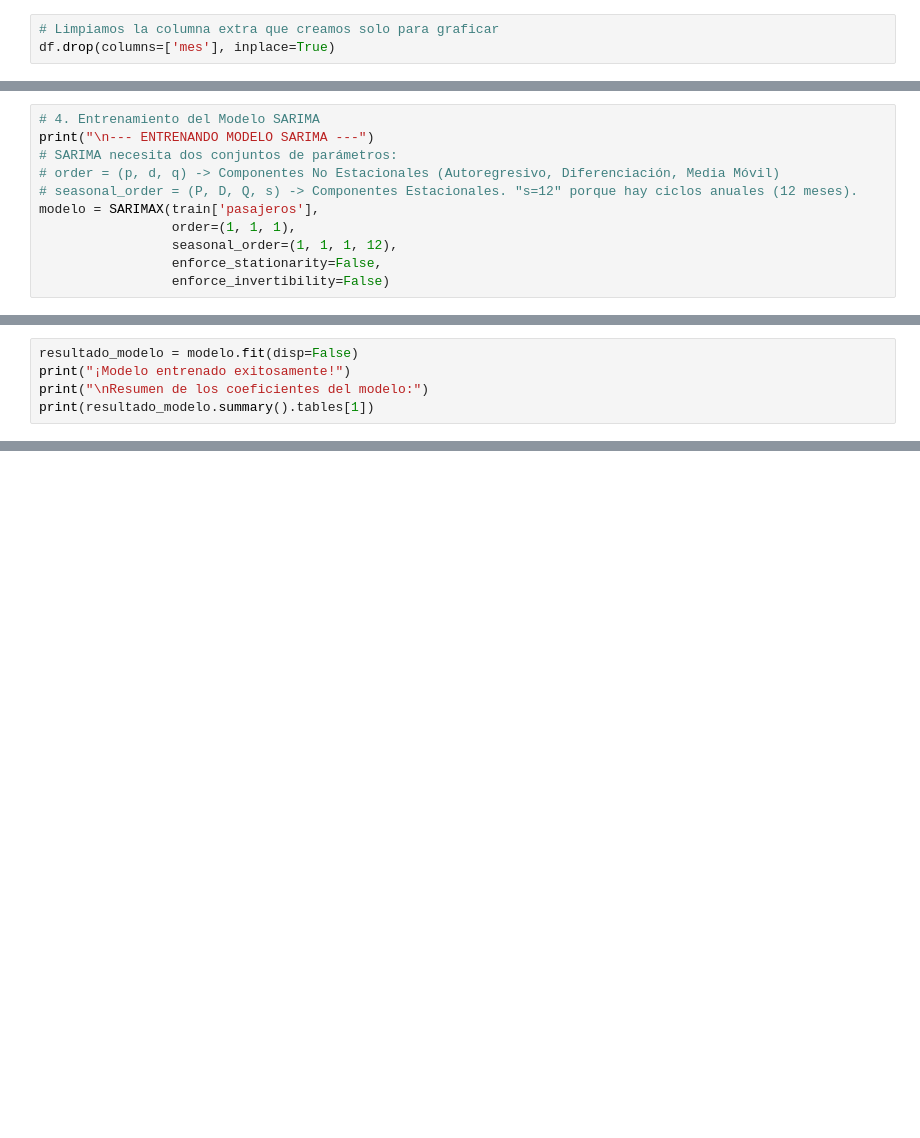
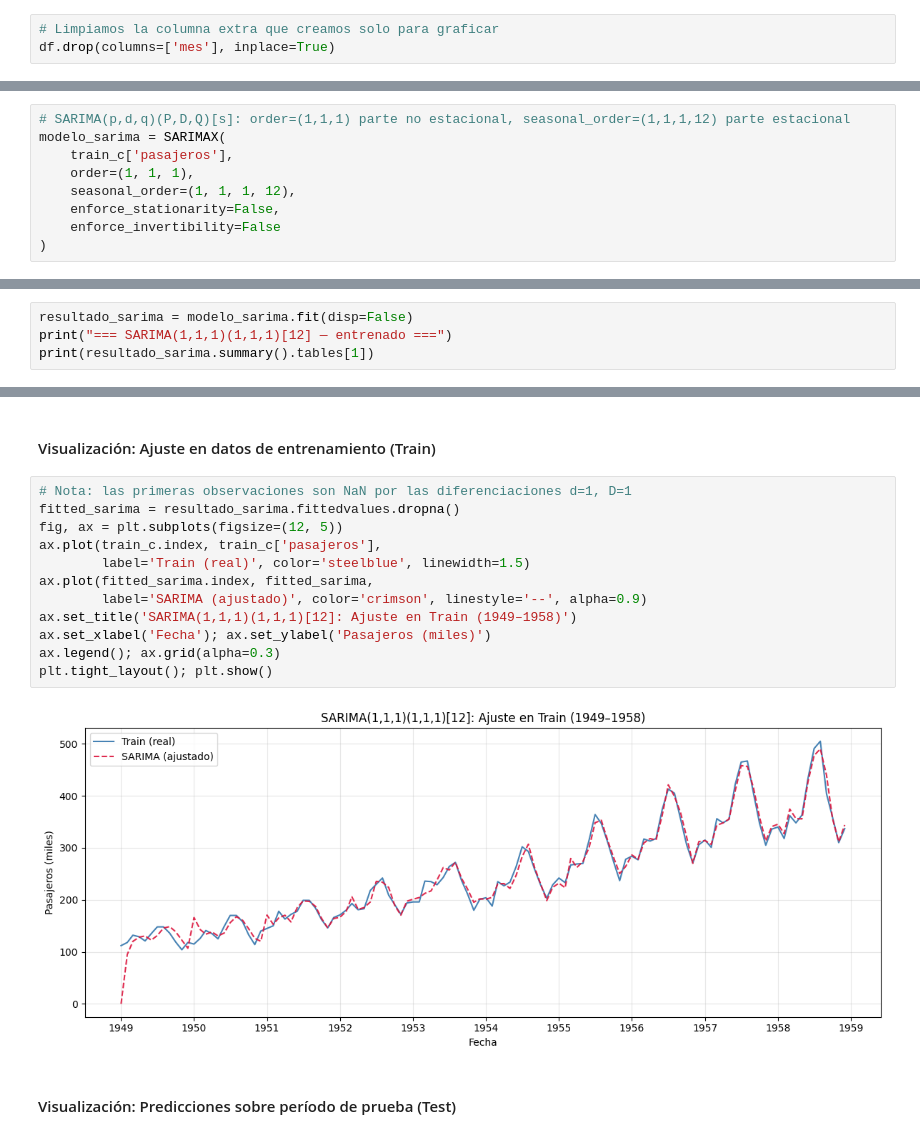
Before and after one commit to jbrazonath/Analisis-de-Series-de-Tiempo, a Jupyter notebook: Proyecto_Series_Tiempo.ipynb, the cells around one changed output, grey strips where cells are left out. Drawn from its saved outputs; the diff is of its cells as text; blank space fills up the shorter version.

```diff
--- a/Proyecto_Series_Tiempo.ipynb
+++ b/Proyecto_Series_Tiempo.ipynb
@@ -162,11 +382,9 @@ print(f"Datos de Prueba (Test): {len(test)} meses")
 # %%
-# 4. Entrenamiento del Modelo SARIMA
-print("\n--- ENTRENANDO MODELO SARIMA ---")
-# SARIMA necesita dos conjuntos de parámetros:
-# order = (p, d, q) -> Componentes No Estacionales (Autoregresivo, Diferenciación, Media Móvil)
-# seasonal_order = (P, D, Q, s) -> Componentes Estacionales. "s=12" porque hay ciclos anuales (12 meses).
-modelo = SARIMAX(train['pasajeros'],
-                 order=(1, 1, 1),
-                 seasonal_order=(1, 1, 1, 12),
-                 enforce_stationarity=False,
-                 enforce_invertibility=False)
+# SARIMA(p,d,q)(P,D,Q)[s]: order=(1,1,1) parte no estacional, seasonal_order=(1,1,1,12) parte estacional
+modelo_sarima = SARIMAX(
+    train_c['pasajeros'],
+    order=(1, 1, 1),
+    seasonal_order=(1, 1, 1, 12),
+    enforce_stationarity=False,
+    enforce_invertibility=False
+)
@@ -173,5 +393,4 @@ modelo = SARIMAX(train['pasajeros'],
 # %%
-resultado_modelo = modelo.fit(disp=False)
-print("¡Modelo entrenado exitosamente!")
-print("\nResumen de los coeficientes del modelo:")
-print(resultado_modelo.summary().tables[1])
+resultado_sarima = modelo_sarima.fit(disp=False)
+print("=== SARIMA(1,1,1)(1,1,1)[12] — entrenado ===")
+print(resultado_sarima.summary().tables[1])
@@ -178 +408,19 @@ print(resultado_modelo.summary().tables[1])
+# %% [markdown]
+#### Visualización: Ajuste en datos de entrenamiento (Train)
+# %%
+# Nota: las primeras observaciones son NaN por las diferenciaciones d=1, D=1
+fitted_sarima = resultado_sarima.fittedvalues.dropna()
+fig, ax = plt.subplots(figsize=(12, 5))
+ax.plot(train_c.index, train_c['pasajeros'],
+        label='Train (real)', color='steelblue', linewidth=1.5)
+ax.plot(fitted_sarima.index, fitted_sarima,
+        label='SARIMA (ajustado)', color='crimson', linestyle='--', alpha=0.9)
+ax.set_title('SARIMA(1,1,1)(1,1,1)[12]: Ajuste en Train (1949–1958)')
+ax.set_xlabel('Fecha'); ax.set_ylabel('Pasajeros (miles)')
+ax.legend(); ax.grid(alpha=0.3)
+plt.tight_layout(); plt.show()
+# %% [output]
+[figure, added]
+# %% [markdown]
+#### Visualización: Predicciones sobre período de prueba (Test)
 # %%
```
Also changed, not shown: parts of 78 cells of this notebook.
